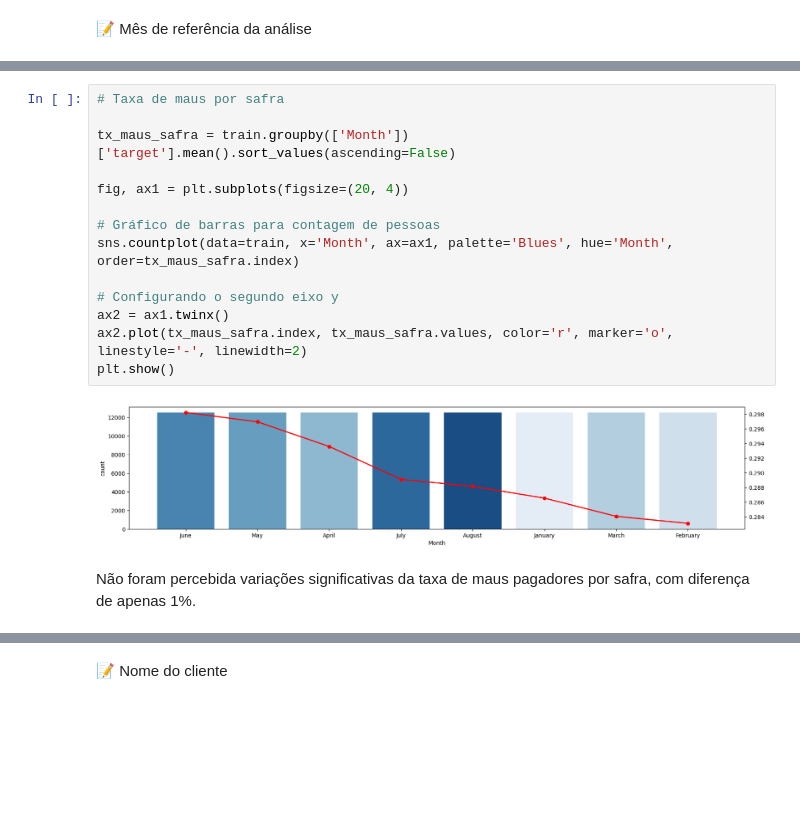
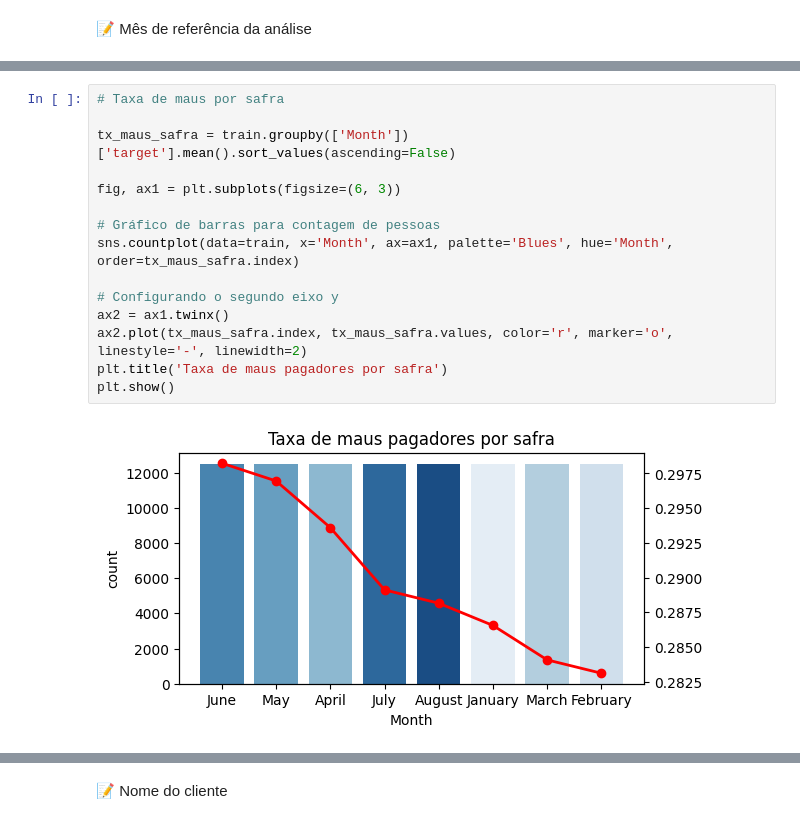
Before and after one commit to deborabmfreitas/credit-score-prediction, a Jupyter notebook: 1.exploratory-data-analysis.ipynb, the cells around one changed output, grey strips where cells are left out. Saved outputs shown, nothing was run; the diff lists cells and outputs as text; blank space fills up the shorter version.

```diff
--- a/1.exploratory-data-analysis.ipynb
+++ b/1.exploratory-data-analysis.ipynb
@@ -176,18 +212,17 @@ Não foi percebida nenhuma variação na volumetria de clientes por safra (mês)
 # %%
 # Taxa de maus por safra
 
 tx_maus_safra = train.groupby(['Month'])['target'].mean().sort_values(ascending=False)
 
-fig, ax1 = plt.subplots(figsize=(20, 4))
+fig, ax1 = plt.subplots(figsize=(6, 3))
 
 # Gráfico de barras para contagem de pessoas
 sns.countplot(data=train, x='Month', ax=ax1, palette='Blues', hue='Month', order=tx_maus_safra.index)
 
 # Configurando o segundo eixo y
 ax2 = ax1.twinx()
 ax2.plot(tx_maus_safra.index, tx_maus_safra.values, color='r', marker='o', linestyle='-', linewidth=2)
+plt.title('Taxa de maus pagadores por safra')
 plt.show()
 # %% [output]
-[figure, old version]
+[figure, new version]
-# %% [markdown]
-Não foram percebida variações significativas da taxa de maus pagadores por safra, com diferença de apenas 1%.
```
Also changed, not shown: parts of 118 cells of this notebook.
